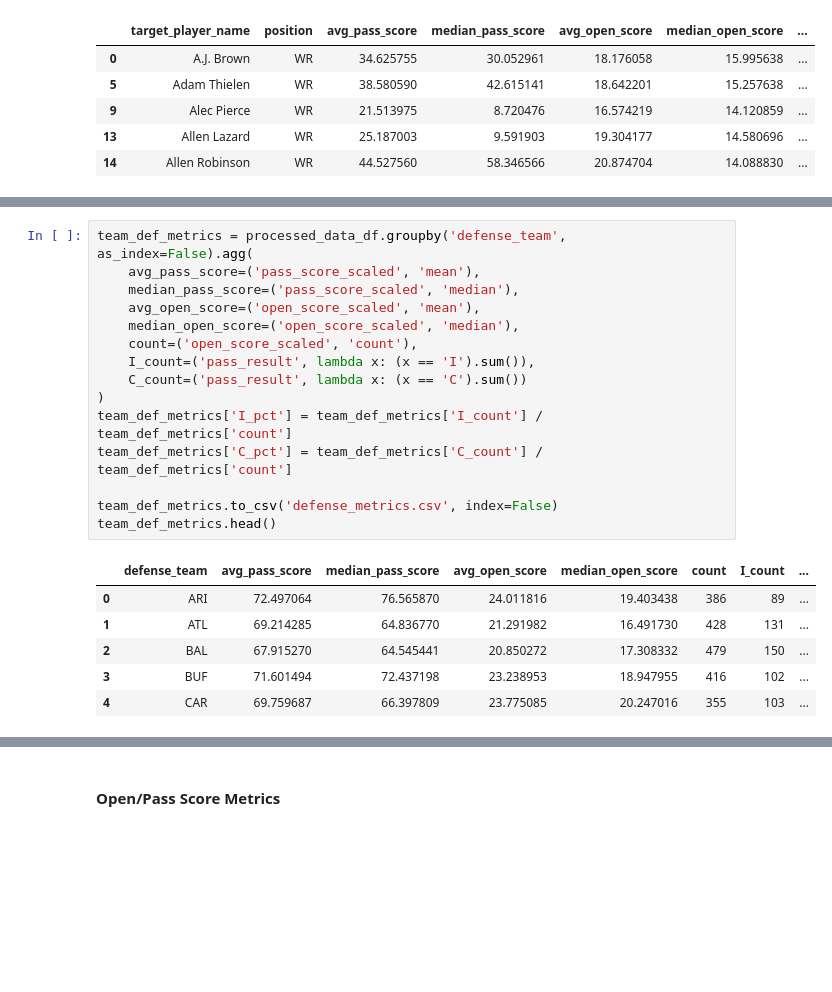
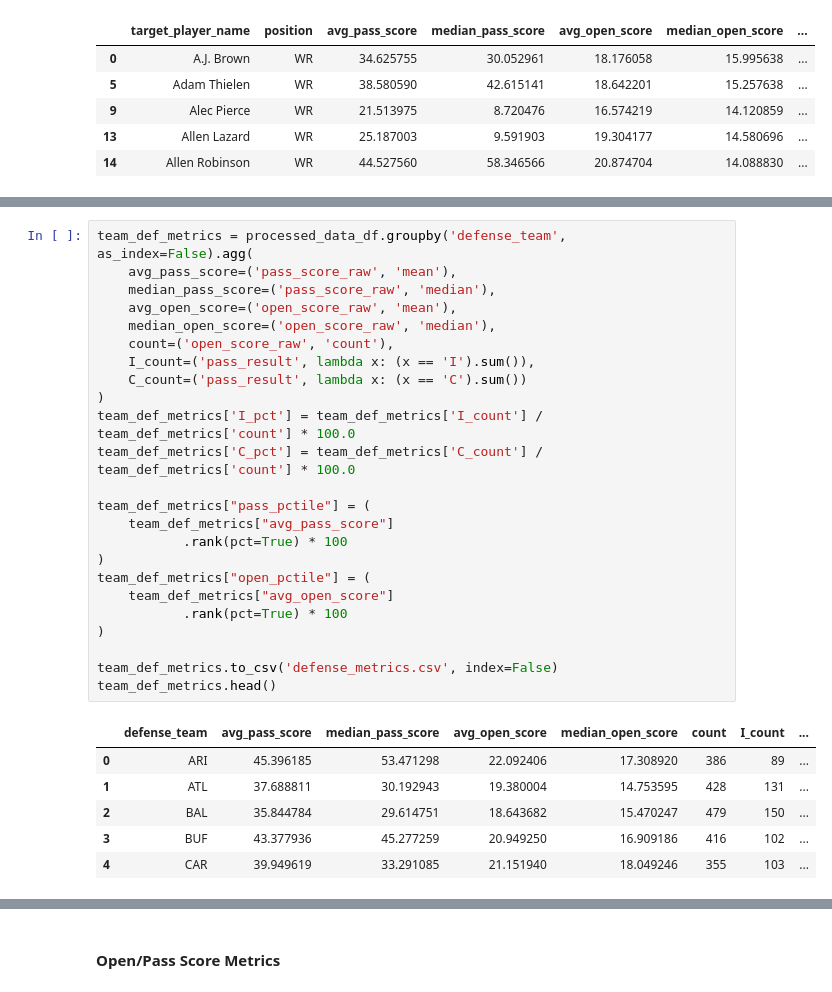
Before and after one commit to cwphung/databowl_2025, a Jupyter notebook: visualilzation.ipynb, the cells around one changed output, grey strips where cells are left out. Cells and saved outputs as stored; diff of their text form; blank space fills up the shorter version.

```diff
--- a/visualilzation.ipynb
+++ b/visualilzation.ipynb
@@ -499,25 +508,34 @@ Med Open -> C_pct Correlation: 0.4182673970884147
 # %%
 team_def_metrics = processed_data_df.groupby('defense_team', as_index=False).agg(
-    avg_pass_score=('pass_score_scaled', 'mean'),
-    median_pass_score=('pass_score_scaled', 'median'),
-    avg_open_score=('open_score_scaled', 'mean'),
-    median_open_score=('open_score_scaled', 'median'),
-    count=('open_score_scaled', 'count'),
+    avg_pass_score=('pass_score_raw', 'mean'),
+    median_pass_score=('pass_score_raw', 'median'),
+    avg_open_score=('open_score_raw', 'mean'),
+    median_open_score=('open_score_raw', 'median'),
+    count=('open_score_raw', 'count'),
     I_count=('pass_result', lambda x: (x == 'I').sum()),
     C_count=('pass_result', lambda x: (x == 'C').sum())
 )
-team_def_metrics['I_pct'] = team_def_metrics['I_count'] / team_def_metrics['count']
-team_def_metrics['C_pct'] = team_def_metrics['C_count'] / team_def_metrics['count']
+team_def_metrics['I_pct'] = team_def_metrics['I_count'] / team_def_metrics['count'] * 100.0
+team_def_metrics['C_pct'] = team_def_metrics['C_count'] / team_def_metrics['count'] * 100.0
+
+team_def_metrics["pass_pctile"] = (
+    team_def_metrics["avg_pass_score"]
+           .rank(pct=True) * 100
+)
+team_def_metrics["open_pctile"] = (
+    team_def_metrics["avg_open_score"]
+           .rank(pct=True) * 100
+)
 
 team_def_metrics.to_csv('defense_metrics.csv', index=False)
 team_def_metrics.head()
 # %% [output]
 |  | defense_team | avg_pass_score | median_pass_score | avg_open_score | median_open_score | count | I_count | ... |
-| 0 | ARI | 72.497064 | 76.565870 | 24.011816 | 19.403438 | 386 | 89 | ... |
-| 1 | ATL | 69.214285 | 64.836770 | 21.291982 | 16.491730 | 428 | 131 | ... |
-| 2 | BAL | 67.915270 | 64.545441 | 20.850272 | 17.308332 | 479 | 150 | ... |
-| 3 | BUF | 71.601494 | 72.437198 | 23.238953 | 18.947955 | 416 | 102 | ... |
-| 4 | CAR | 69.759687 | 66.397809 | 23.775085 | 20.247016 | 355 | 103 | ... |
+| 0 | ARI | 45.396185 | 53.471298 | 22.092406 | 17.308920 | 386 | 89 | ... |
+| 1 | ATL | 37.688811 | 30.192943 | 19.380004 | 14.753595 | 428 | 131 | ... |
+| 2 | BAL | 35.844784 | 29.614751 | 18.643682 | 15.470247 | 479 | 150 | ... |
+| 3 | BUF | 43.377936 | 45.277259 | 20.949250 | 16.909186 | 416 | 102 | ... |
+| 4 | CAR | 39.949619 | 33.291085 | 21.151940 | 18.049246 | 355 | 103 | ... |
 # %%
 avg_scores = team_def_metrics['avg_pass_score'].to_numpy()
 med_scores = team_def_metrics['median_pass_score'].to_numpy()
```
Also changed, not shown: parts of 10 cells of this notebook, 37 other files.
